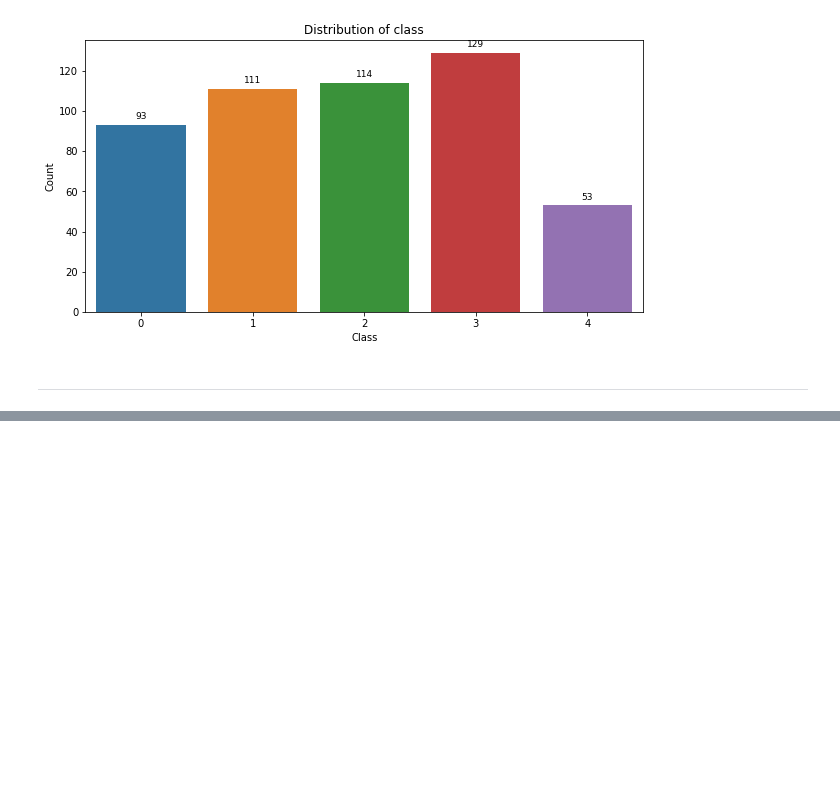
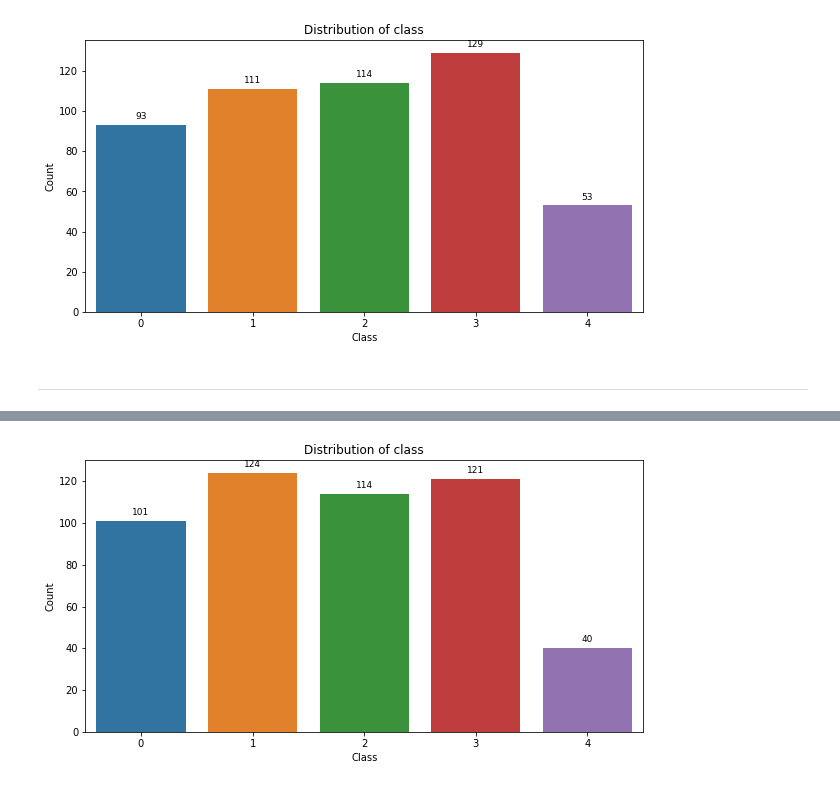
Before and after one commit to SamSam-Kim/DLThon, a Jupyter notebook: Hoon/Result_Analysis.ipynb, the cells around one changed output, grey strips where cells are left out. Cells and saved outputs as stored; diff of their text form; code cells hidden in the pictures; blank space fills up the shorter version.

```diff
--- a/Hoon/Result_Analysis.ipynb
+++ b/Hoon/Result_Analysis.ipynb
@@ -52,0 +65,4 @@ check_distribution('./submissions/sub_preBERT_withDense_072262.csv')
+# %%
+check_distribution('./submissions/bert_klue_rm_aeda_071562.csv')
+# %% [output]
+[figure, added]
```
Also changed, not shown: parts of 5 cells of this notebook, 15 other files.
